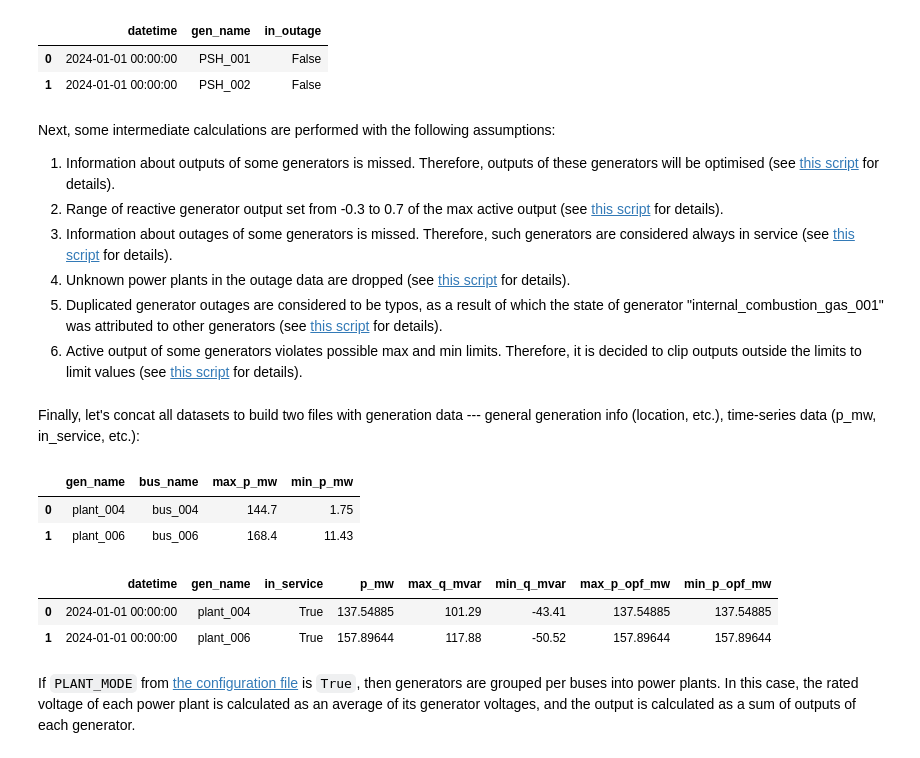
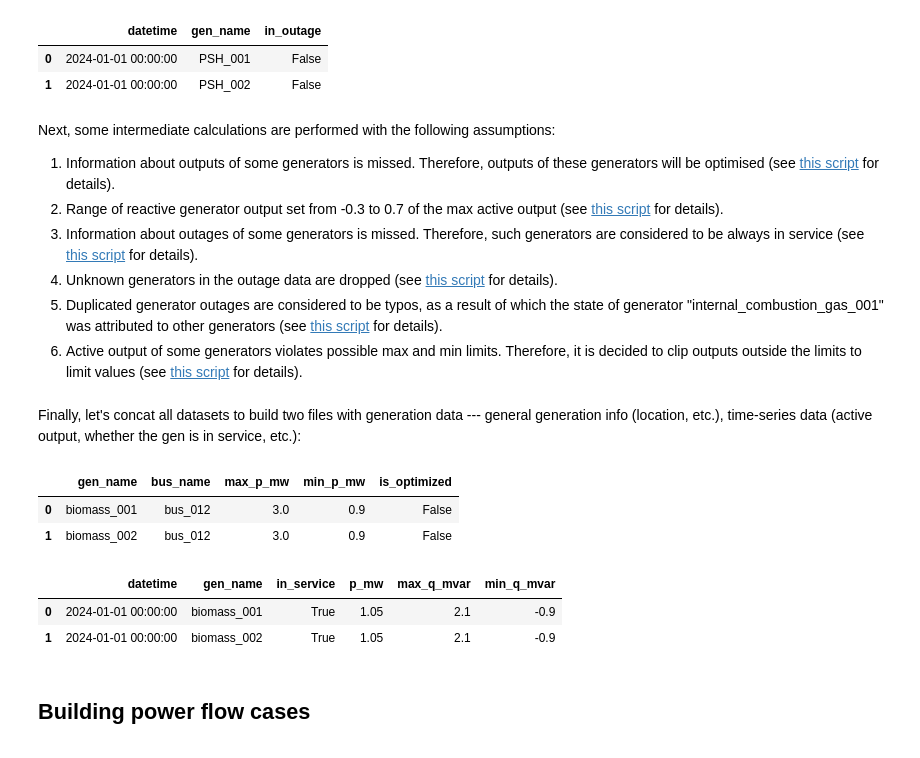
Before and after one commit to evgenytsydenov/ieee118_power_flow_data, a Jupyter notebook: notebooks/prepare_power_flow_data.ipynb, the cells around one changed output. Cells and saved outputs as stored; diff of their text form; code cells hidden in the pictures.

Commit message:
Add: model stage, major update of pandapower builder

```diff
--- a/notebooks/prepare_power_flow_data.ipynb
+++ b/notebooks/prepare_power_flow_data.ipynb
@@ -324,8 +332,8 @@ nrel118_outages_ts.head(2)
 Next, some intermediate calculations are performed with the following assumptions:
 1. Information about outputs of some generators is missed. Therefore, outputs of these generators will be optimised (see [this script](../src/data/transform/gens_ts.py) for details).
 2. Range of reactive generator output set from -0.3 to 0.7 of the max active output (see [this script](../src/data/prepare/gens_ts.py) for details).
-3. Information about outages of some generators is missed. Therefore, such generators are considered always in service (see [this script](../src/data/transform/outages_ts.py) for details).
-4. Unknown power plants in the outage data are dropped (see [this script](../src/data/transform/outages_ts.py) for details).
+3. Information about outages of some generators is missed. Therefore, such generators are considered to be always in service (see [this script](../src/data/transform/outages_ts.py) for details).
+4. Unknown generators in the outage data are dropped (see [this script](../src/data/transform/outages_ts.py) for details).
 5. Duplicated generator outages are considered to be typos, as a result of which the state of generator "internal_combustion_gas_001" was attributed to other generators (see [this script](../src/data/transform/outages_ts.py) for details).
 6. Active output of some generators violates possible max and min limits. Therefore, it is decided to clip outputs outside the limits to limit values (see [this script](../src/data/prepare/gens_ts.py) for details).
 # %%
@@ -350,23 +358,23 @@ transformed_gens_ts = transform_gens_ts(
     transformed_outages_ts=transformed_outages_ts,
 )
 # %% [markdown]
-Finally, let's concat all datasets to build two files with generation data --- general generation info (location, etc.), time-series data (p_mw, in_service, etc.):
+Finally, let's concat all datasets to build two files with generation data --- general generation info (location, etc.), time-series data (active output, whether the gen is in service, etc.):
 # %%
-prepared_gens = prepare_gens(transformed_gens=transformed_gens)
-prepared_gens.head(2)
+gens = prepare_gens(transformed_gens=transformed_gens)
+gens.head(2)
 # %% [output]
-|  | gen_name | bus_name | max_p_mw | min_p_mw |
-| 0 | plant_004 | bus_004 | 144.7 | 1.75 |
-| 1 | plant_006 | bus_006 | 168.4 | 11.43 |
+|  | gen_name | bus_name | max_p_mw | min_p_mw | is_optimized |
+| 0 | biomass_001 | bus_012 | 3.0 | 0.9 | False |
+| 1 | biomass_002 | bus_012 | 3.0 | 0.9 | False |
 # %%
-prepared_gens_ts = prepare_gens_ts(
+gens_ts = prepare_gens_ts(
     transformed_gens=transformed_gens,
     transformed_gens_ts=transformed_gens_ts,
 )
-prepared_gens_ts.head(2)
+gens_ts.head(2)
 # %% [output]
-|  | datetime | gen_name | in_service | p_mw | max_q_mvar | min_q_mvar | max_p_opf_mw | min_p_opf_mw |
-| 0 | 2024-01-01 00:00:00 | plant_004 | True | 137.54885 | 101.29 | -43.41 | 137.54885 | 137.54885 |
-| 1 | 2024-01-01 00:00:00 | plant_006 | True | 157.89644 | 117.88 | -50.52 | 157.89644 | 157.89644 |
+|  | datetime | gen_name | in_service | p_mw | max_q_mvar | min_q_mvar |
+| 0 | 2024-01-01 00:00:00 | biomass_001 | True | 1.05 | 2.1 | -0.9 |
+| 1 | 2024-01-01 00:00:00 | biomass_002 | True | 1.05 | 2.1 | -0.9 |
-# %% [markdown]
-If `PLANT_MODE` from [the configuration file](../definitions.py) is `True`, then generators are grouped per buses into power plants. In this case, the rated voltage of each power plant is calculated as an average of its generator voltages, and the output is calculated as a sum of outputs of each generator.
+# %% [markdown]
+## Building power flow cases
```
Also changed, not shown: parts of 22 cells of this notebook, 10 other files.
